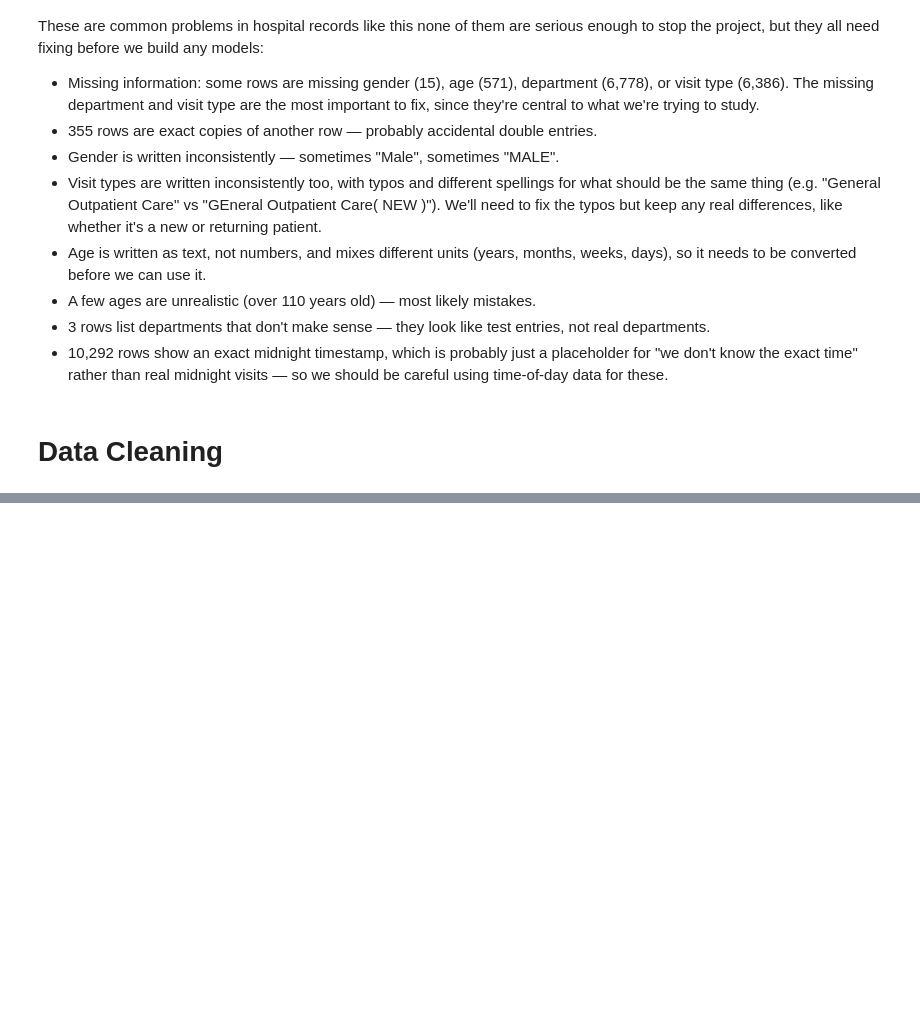
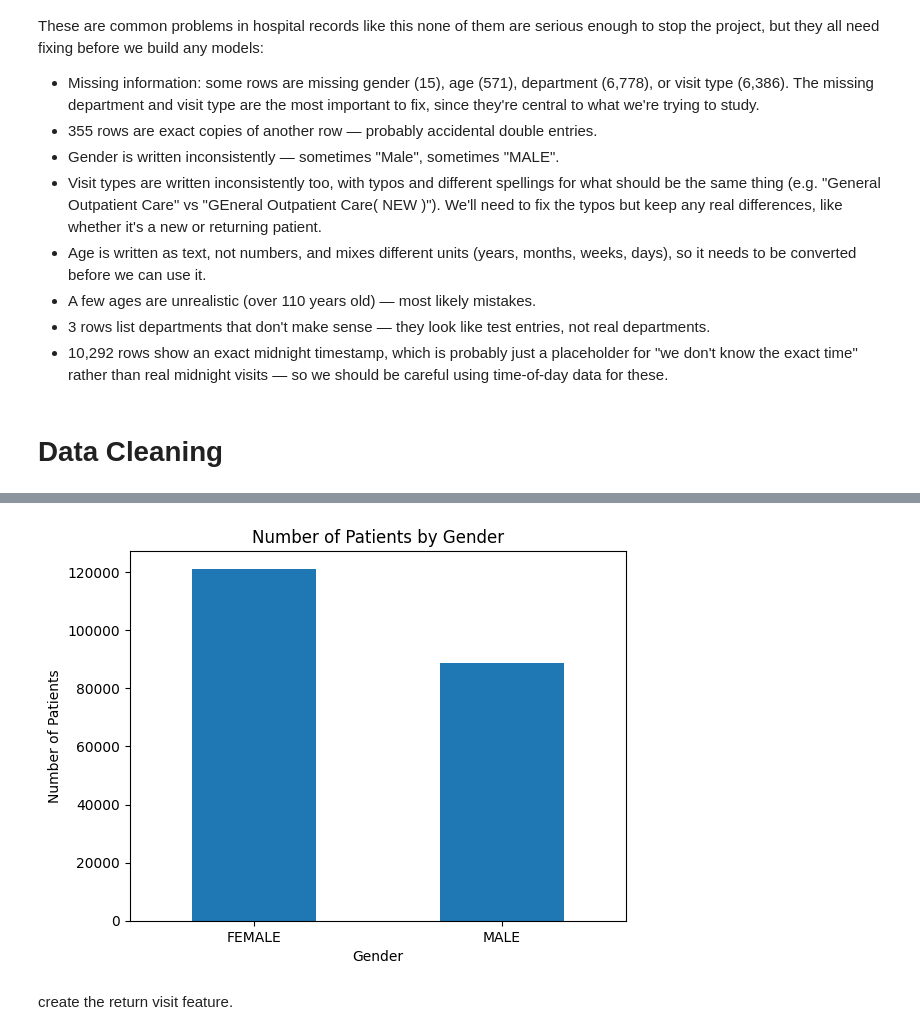
Before and after one commit to ViolaRono/AfyaFlow_AI, a Jupyter notebook: AfyaFlow.ipynb, the cells around one changed output, grey strips where cells are left out. Cells and saved outputs as stored; diff of their text form; code cells hidden in the pictures; blank space fills up the shorter version.

```diff
--- a/AfyaFlow.ipynb
+++ b/AfyaFlow.ipynb
@@ -451,0 +848,6 @@ These are common problems in hospital records like this none of them are serious
+# %%
+#Standardize gender
+# Standardize gender labels
+df["Gender"] = df["Gender"].str.upper().str.strip()
+# Check the result
+df["Gender"].value_counts()
@@ -451,0 +860,15 @@ These are common problems in hospital records like this none of them are serious
+# %%
+#visualize patients by gender
+gender_counts = df["Gender"].value_counts()
+
+gender_counts.plot(kind="bar")
+
+plt.title("Number of Patients by Gender")
+plt.xlabel("Gender")
+plt.ylabel("Number of Patients")
+plt.xticks(rotation=0)
+plt.show()
+# %% [output]
+[figure, added]
+# %% [markdown]
+create the return visit feature.
```
Also changed, not shown: parts of 93 cells of this notebook, 1 other file.
